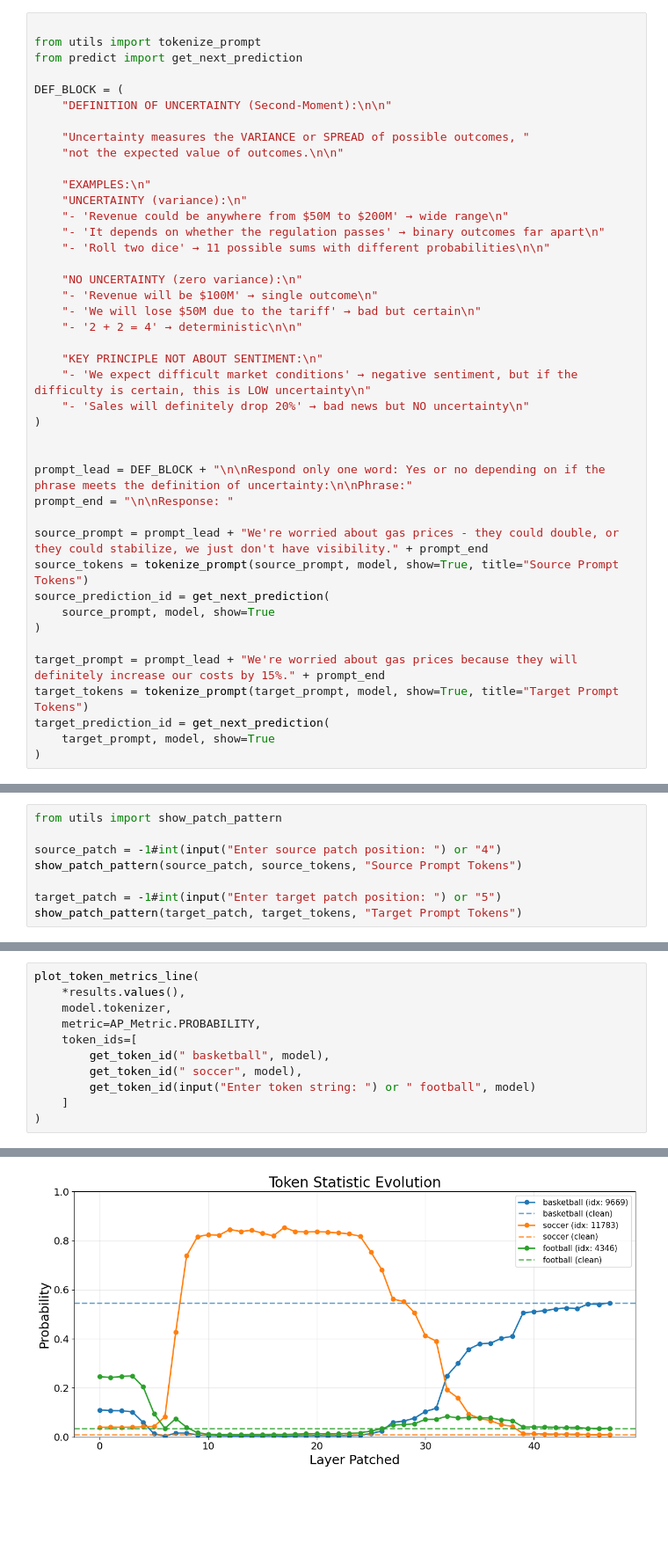
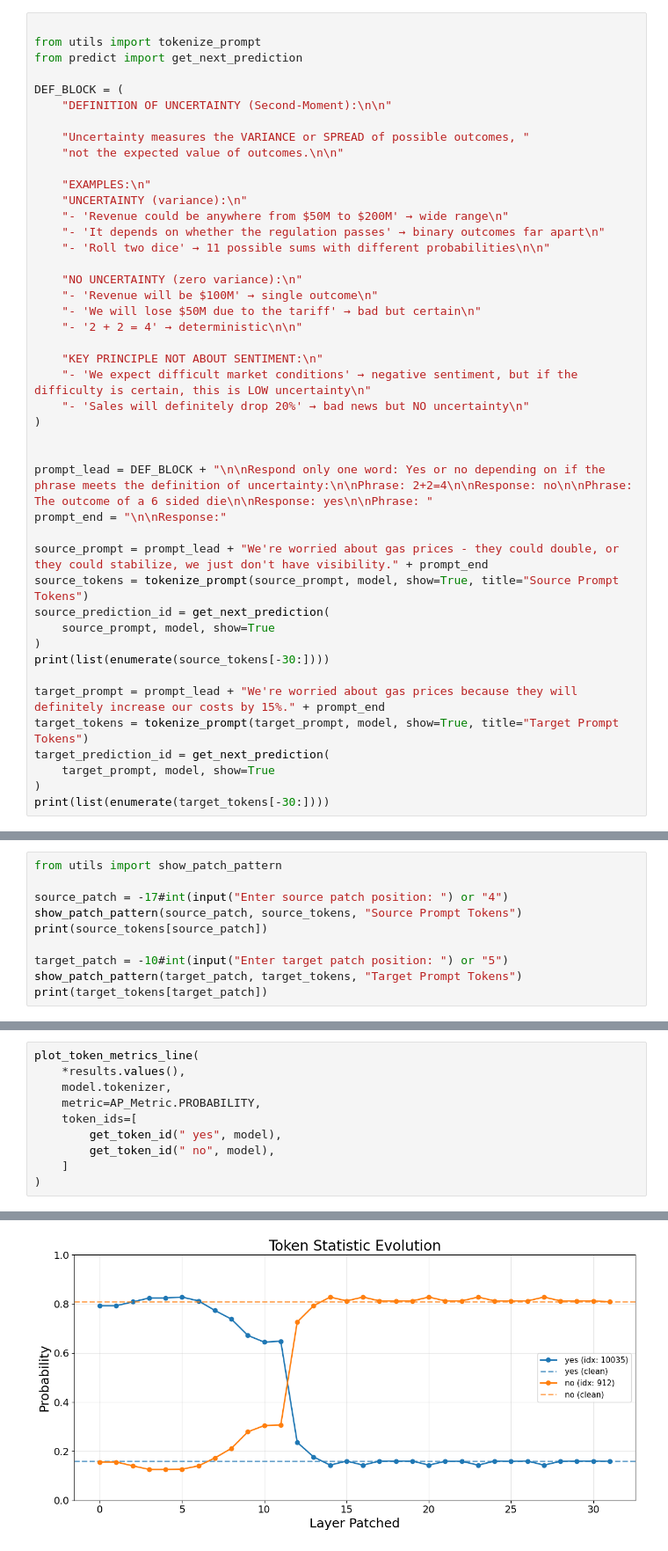
Before and after one commit to SLZ0106/neural-concepts-team-E, a Jupyter notebook: notebooks/causal_mediation.ipynb, the cells around one changed output, grey strips where cells are left out. Shown at 88% size. Saved outputs shown, nothing was run; the diff lists cells and outputs as text; blank space fills up the shorter version.

```diff
--- a/notebooks/causal_mediation.ipynb
+++ b/notebooks/causal_mediation.ipynb
@@ -124,18 +124,20 @@ DEF_BLOCK = (
 )
 
 
-prompt_lead = DEF_BLOCK + "\n\nRespond only one word: Yes or no depending on if the phrase meets the definition of uncertainty:\n\nPhrase:"
-prompt_end = "\n\nResponse: "
+prompt_lead = DEF_BLOCK + "\n\nRespond only one word: Yes or no depending on if the phrase meets the definition of uncertainty:\n\nPhrase: 2+2=4\n\nResponse: no\n\nPhrase: The outcome of a 6 sided die\n\nResponse: yes\n\nPhrase: "
+prompt_end = "\n\nResponse:"
 
 source_prompt = prompt_lead + "We're worried about gas prices - they could double, or they could stabilize, we just don't have visibility." + prompt_end
 source_tokens = tokenize_prompt(source_prompt, model, show=True, title="Source Prompt Tokens")
 source_prediction_id = get_next_prediction(
     source_prompt, model, show=True
 )
+print(list(enumerate(source_tokens[-30:])))
 
 target_prompt = prompt_lead + "We're worried about gas prices because they will definitely increase our costs by 15%." + prompt_end
 target_tokens = tokenize_prompt(target_prompt, model, show=True, title="Target Prompt Tokens")
 target_prediction_id = get_next_prediction(
     target_prompt, model, show=True
 )
+print(list(enumerate(target_tokens[-30:])))
 # %% [output]
@@ -167,9 +169,11 @@ The visualization below shows which token position we're selecting for patching.
 # %%
 from utils import show_patch_pattern
 
-source_patch = -1#int(input("Enter source patch position: ") or "4")
+source_patch = -17#int(input("Enter source patch position: ") or "4")
 show_patch_pattern(source_patch, source_tokens, "Source Prompt Tokens")
+print(source_tokens[source_patch])
 
-target_patch = -1#int(input("Enter target patch position: ") or "5")
+target_patch = -10#int(input("Enter target patch position: ") or "5")
 show_patch_pattern(target_patch, target_tokens, "Target Prompt Tokens")
+print(target_tokens[target_patch])
 # %% [output]
@@ -333,9 +338,8 @@ plot_token_metrics_line(
     model.tokenizer,
     metric=AP_Metric.PROBABILITY,
     token_ids=[
-        get_token_id(" basketball", model),
-        get_token_id(" soccer", model),
-        get_token_id(input("Enter token string: ") or " football", model)
+        get_token_id(" yes", model),
+        get_token_id(" no", model),
     ]
 )
 # %% [output]
@@ -343,4 +346,4 @@ Enter token string:
-[figure, old version]
+[figure, new version]
 # %% [markdown]
 ---
 ## Conclusion & Next Steps
```
Also changed, not shown: parts of 7 cells of this notebook, 1 other file.
